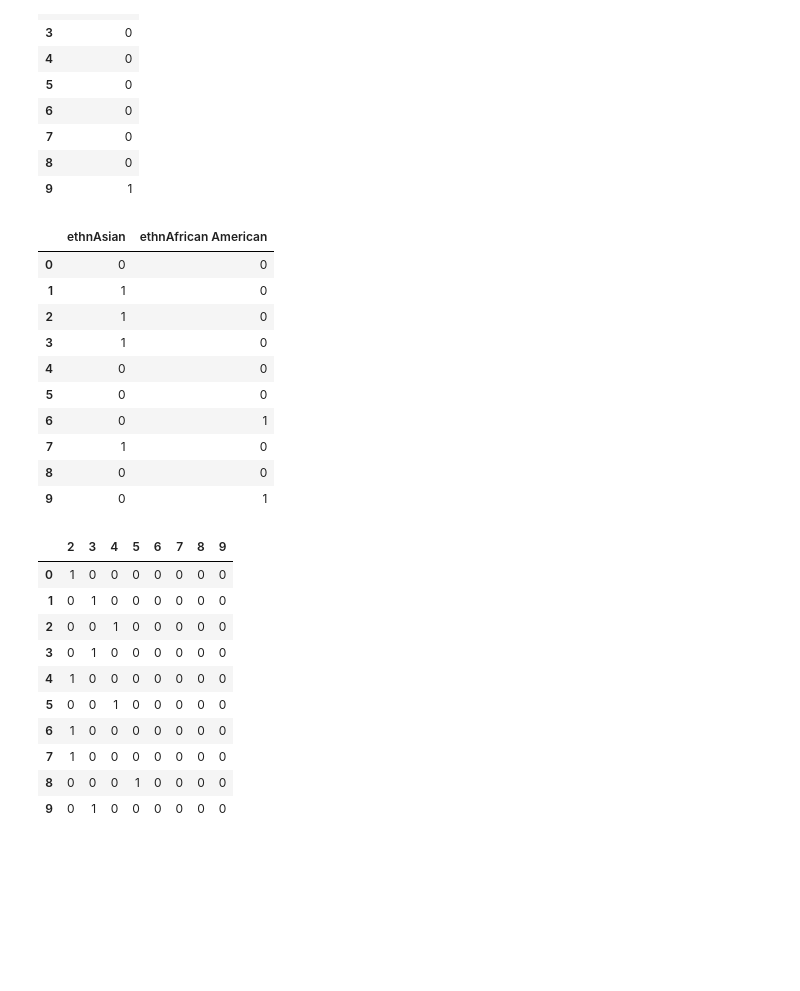
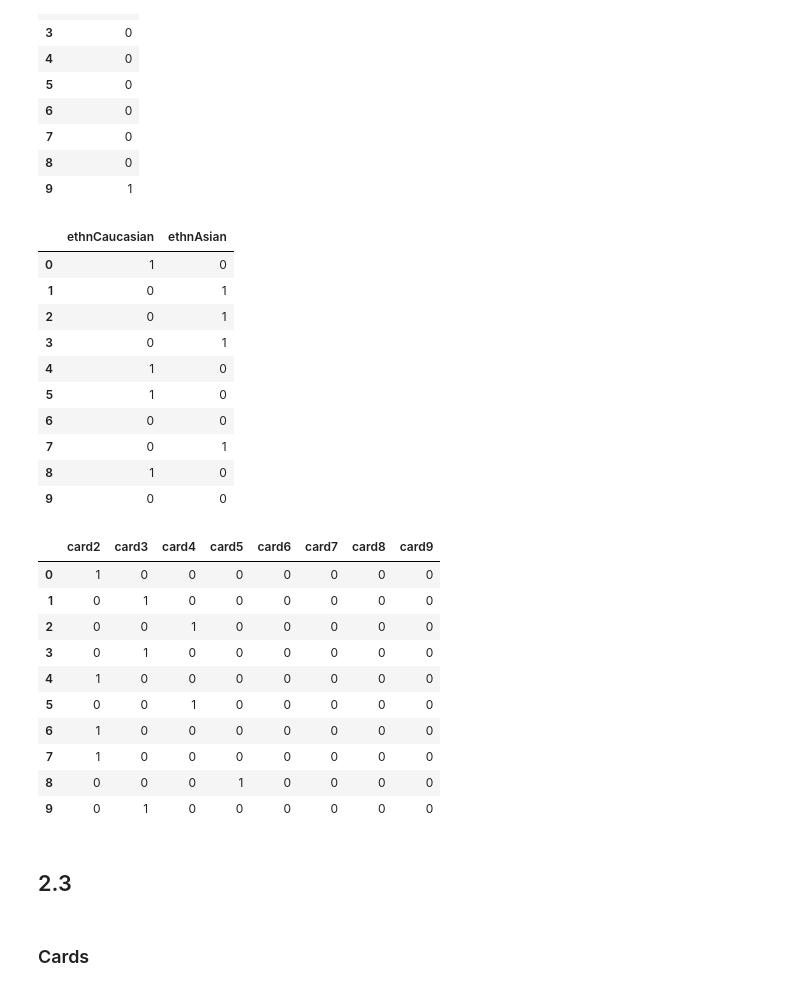
Before and after one commit to simrankota/info370, a Jupyter notebook: assignments/ps-multiple-regression.ipynb, the cells around one changed output. Saved outputs shown, nothing was run; the diff lists cells and outputs as text; code cells hidden in the pictures; blank space fills up the shorter version.

```diff
--- a/assignments/ps-multiple-regression.ipynb
+++ b/assignments/ps-multiple-regression.ipynb
@@ -206,25 +202,25 @@ test1.head(10)
 | 8 | 0 |
 | 9 | 1 |
 # %%
-test2 = makeDummies(c.Ethnicity, 'ethn', 'Caucasian')
+test2 = makeDummies(c.Ethnicity, 'ethn', 'African American')
 test2.head(10)
 # %% [output]
-|  | ethnAsian | ethnAfrican American |
-| 0 | 0 | 0 |
-| 1 | 1 | 0 |
-| 2 | 1 | 0 |
-| 3 | 1 | 0 |
-| 4 | 0 | 0 |
-| 5 | 0 | 0 |
-| 6 | 0 | 1 |
-| 7 | 1 | 0 |
-| 8 | 0 | 0 |
-| 9 | 0 | 1 |
+|  | ethnCaucasian | ethnAsian |
+| 0 | 1 | 0 |
+| 1 | 0 | 1 |
+| 2 | 0 | 1 |
+| 3 | 0 | 1 |
+| 4 | 1 | 0 |
+| 5 | 1 | 0 |
+| 6 | 0 | 0 |
+| 7 | 0 | 1 |
+| 8 | 1 | 0 |
+| 9 | 0 | 0 |
 # %%
-test3 = makeDummies(c.Cards, '', '1')
+test3 = makeDummies(c.Cards, 'card', '1')
 test3.head(10)
 # %% [output]
-|  | 2 | 3 | 4 | 5 | 6 | 7 | 8 | 9 |
+|  | card2 | card3 | card4 | card5 | card6 | card7 | card8 | card9 |
 | 0 | 1 | 0 | 0 | 0 | 0 | 0 | 0 | 0 |
 | 1 | 0 | 1 | 0 | 0 | 0 | 0 | 0 | 0 |
 | 2 | 0 | 0 | 1 | 0 | 0 | 0 | 0 | 0 |
@@ -235,3 +231,7 @@ test3.head(10)
 | 7 | 1 | 0 | 0 | 0 | 0 | 0 | 0 | 0 |
 | 8 | 0 | 0 | 0 | 1 | 0 | 0 | 0 | 0 |
 | 9 | 0 | 1 | 0 | 0 | 0 | 0 | 0 | 0 |
+# %% [markdown]
+## 2.3
+# %% [markdown]
+### Cards
```
Also changed, not shown: parts of 81 cells of this notebook.
